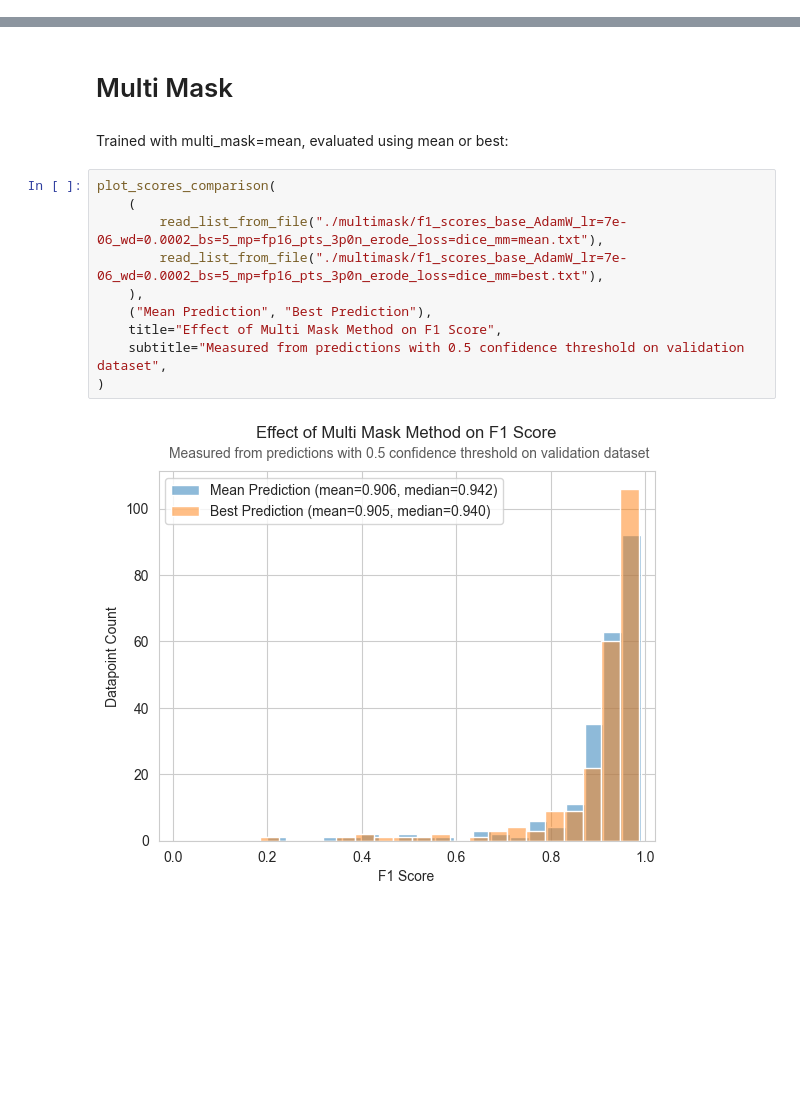
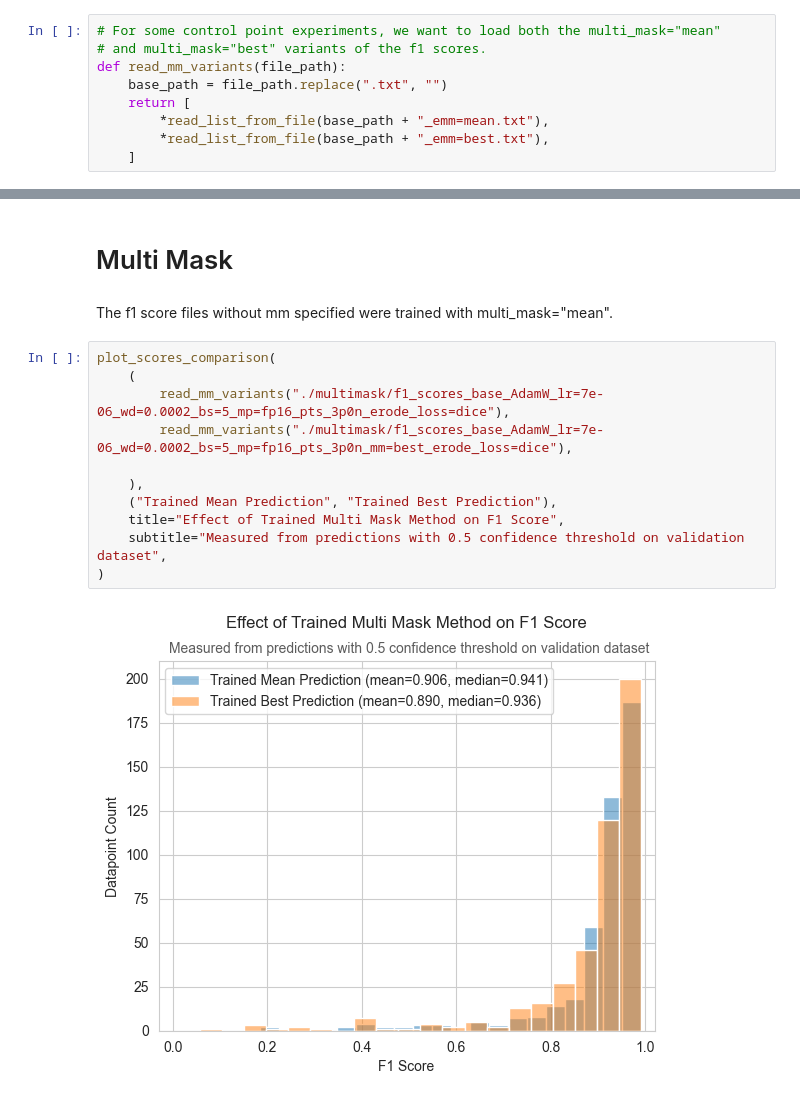
Before and after one commit to geo-smart/elwha_segmentation, a Jupyter notebook: book/experiments/plotting.ipynb, the cells around one changed output, grey strips where cells are left out. Drawn from its saved outputs; the diff is of its cells as text; blank space fills up the shorter version.

Commit message:
more plotting/eval, now measure several metrics

```diff
--- a/book/experiments/plotting.ipynb
+++ b/book/experiments/plotting.ipynb
@@ -100,6 +100,15 @@ def read_list_from_file(file_path: str, data_type=float):
             element = data_type(line.strip())
             data.append(element)
     return data
+# %%
+# For some control point experiments, we want to load both the multi_mask="mean"
+# and multi_mask="best" variants of the f1 scores.
+def read_mm_variants(file_path):
+    base_path = file_path.replace(".txt", "")
+    return [
+        *read_list_from_file(base_path + "_emm=mean.txt"),
+        *read_list_from_file(base_path + "_emm=best.txt"),
+    ]
 # %% [markdown]
 # Prompting
 # %% [markdown]
@@ -243,20 +252,21 @@ plt.show()
 [figure]
 # %% [markdown]
 # Multi Mask
-# %% [markdown]
-Trained with multi_mask=mean, evaluated using mean or best:
+# %% [markdown]
+The f1 score files without mm specified were trained with multi_mask="mean".
 # %%
 plot_scores_comparison(
     (
-        read_list_from_file("./multimask/f1_scores_base_AdamW_lr=7e-06_wd=0.0002_bs=5_mp=fp16_pts_3p0n_erode_loss=dice_mm=mean.txt"),
-        read_list_from_file("./multimask/f1_scores_base_AdamW_lr=7e-06_wd=0.0002_bs=5_mp=fp16_pts_3p0n_erode_loss=dice_mm=best.txt"),
+        read_mm_variants("./multimask/f1_scores_base_AdamW_lr=7e-06_wd=0.0002_bs=5_mp=fp16_pts_3p0n_erode_loss=dice"),
+        read_mm_variants("./multimask/f1_scores_base_AdamW_lr=7e-06_wd=0.0002_bs=5_mp=fp16_pts_3p0n_mm=best_erode_loss=dice"),
+
     ),
-    ("Mean Prediction", "Best Prediction"),
-    title="Effect of Multi Mask Method on F1 Score",
+    ("Trained Mean Prediction", "Trained Best Prediction"),
+    title="Effect of Trained Multi Mask Method on F1 Score",
     subtitle="Measured from predictions with 0.5 confidence threshold on validation dataset",
 )
 # %% [output]
-[figure, old version]
+[figure, new version]
 # %%
 plot_scores_comparison(
     (
```
Also changed, not shown: parts of 9 cells of this notebook, 7 other files.
